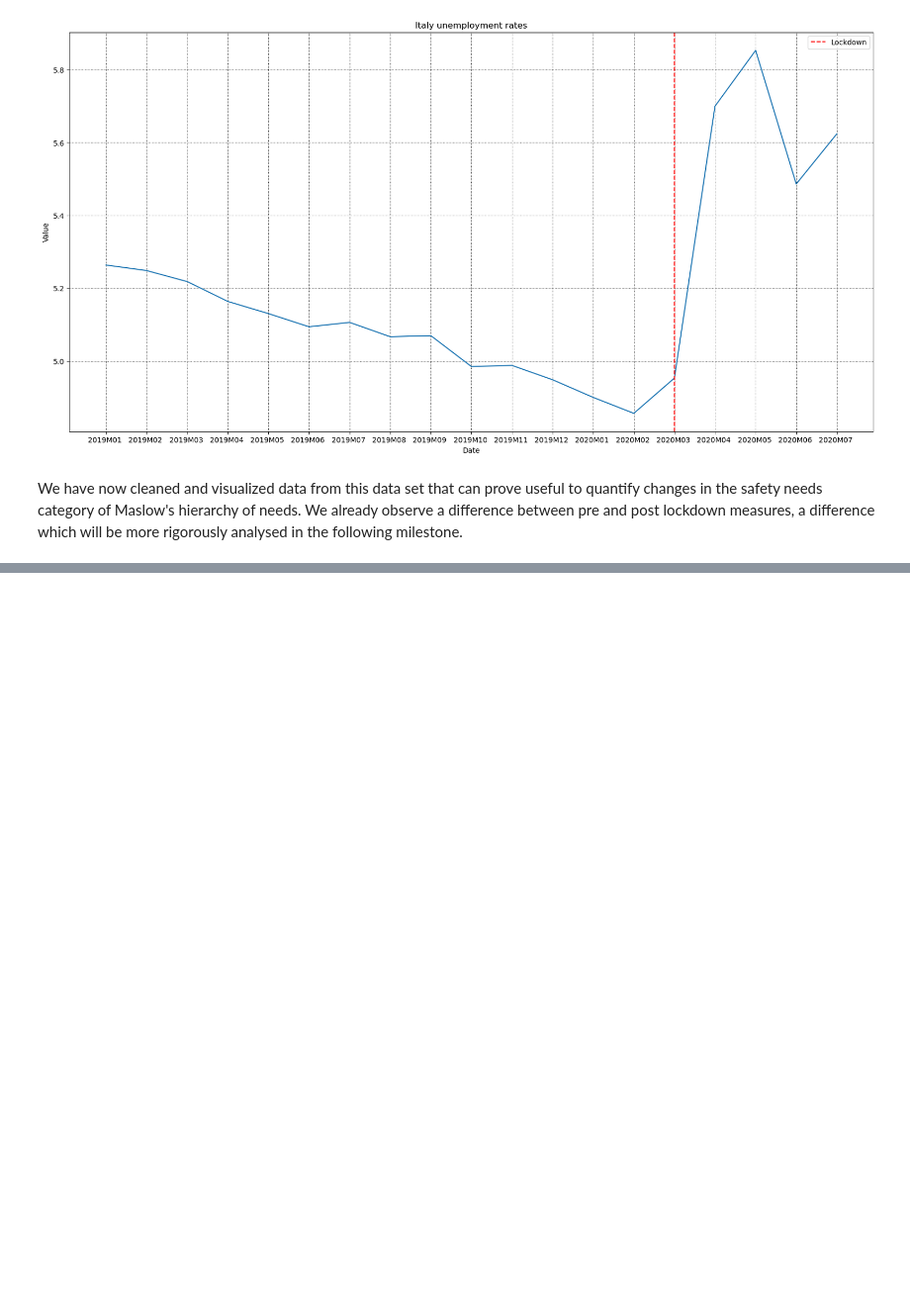
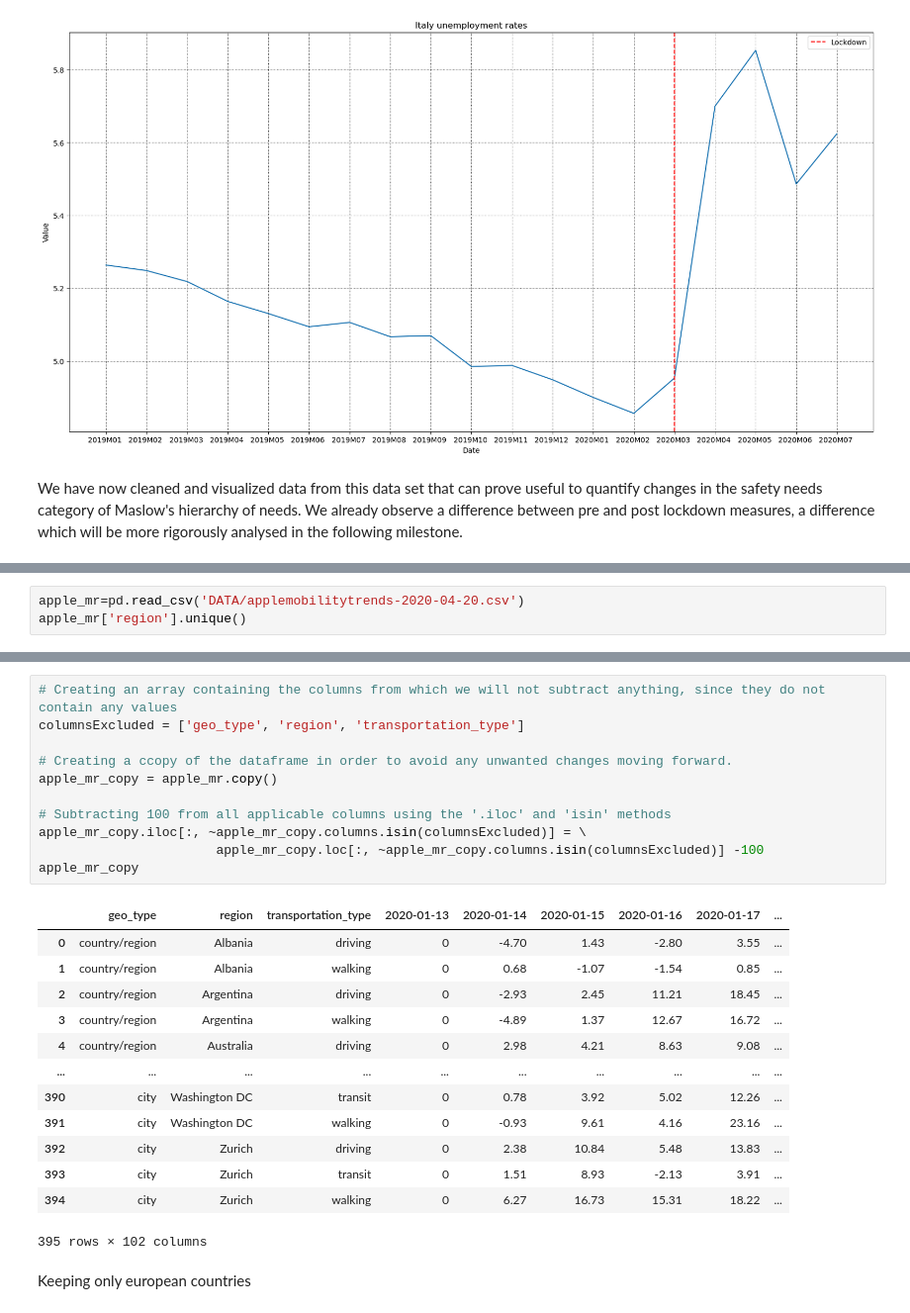
Before and after one commit to epfl-ada/ada-2023-project-bobeast, a Jupyter notebook: Milestone_P2.ipynb, the cells around one changed output, grey strips where cells are left out. Shown at 99% size. Cells and saved outputs as stored; diff of their text form; blank space fills up the shorter version.

```diff
--- a/Milestone_P2.ipynb
+++ b/Milestone_P2.ipynb
@@ -140,0 +138,3 @@ We have now cleaned and visualized data from this data set that can prove useful
+# %%
+apple_mr=pd.read_csv('DATA/applemobilitytrends-2020-04-20.csv')
+apple_mr['region'].unique()
@@ -140,0 +159,27 @@ We have now cleaned and visualized data from this data set that can prove useful
+# %%
+# Creating an array containing the columns from which we will not subtract anything, since they do not contain any values
+columnsExcluded = ['geo_type', 'region', 'transportation_type']
+
+# Creating a ccopy of the dataframe in order to avoid any unwanted changes moving forward.
+apple_mr_copy = apple_mr.copy()
+
+# Subtracting 100 from all applicable columns using the '.iloc' and 'isin' methods
+apple_mr_copy.iloc[:, ~apple_mr_copy.columns.isin(columnsExcluded)] = \
+                       apple_mr_copy.loc[:, ~apple_mr_copy.columns.isin(columnsExcluded)] -100
+apple_mr_copy
+# %% [output]
+|  | geo_type | region | transportation_type | 2020-01-13 | 2020-01-14 | 2020-01-15 | 2020-01-16 | 2020-01-17 | ... |
+| 0 | country/region | Albania | driving | 0 | -4.70 | 1.43 | -2.80 | 3.55 | ... |
+| 1 | country/region | Albania | walking | 0 | 0.68 | -1.07 | -1.54 | 0.85 | ... |
+| 2 | country/region | Argentina | driving | 0 | -2.93 | 2.45 | 11.21 | 18.45 | ... |
+| 3 | country/region | Argentina | walking | 0 | -4.89 | 1.37 | 12.67 | 16.72 | ... |
+| 4 | country/region | Australia | driving | 0 | 2.98 | 4.21 | 8.63 | 9.08 | ... |
+| ... | ... | ... | ... | ... | ... | ... | ... | ... | ... |
+| 390 | city | Washington DC | transit | 0 | 0.78 | 3.92 | 5.02 | 12.26 | ... |
+| 391 | city | Washington DC | walking | 0 | -0.93 | 9.61 | 4.16 | 23.16 | ... |
+| 392 | city | Zurich | driving | 0 | 2.38 | 10.84 | 5.48 | 13.83 | ... |
+| 393 | city | Zurich | transit | 0 | 1.51 | 8.93 | -2.13 | 3.91 | ... |
+| 394 | city | Zurich | walking | 0 | 6.27 | 16.73 | 15.31 | 18.22 | ... |
+395 rows × 102 columns
+# %% [markdown]
+Keeping only european countries
```
Also changed, not shown: parts of 13 cells of this notebook.
